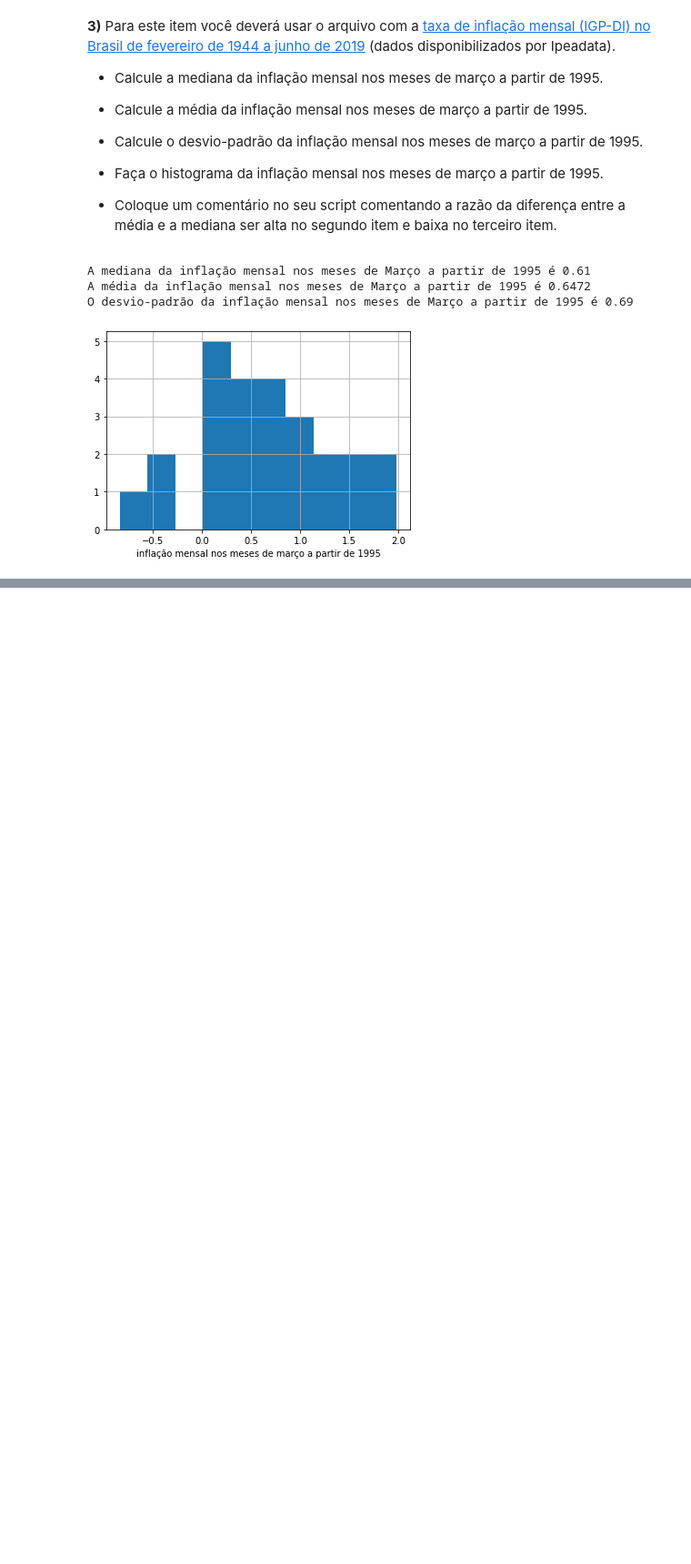
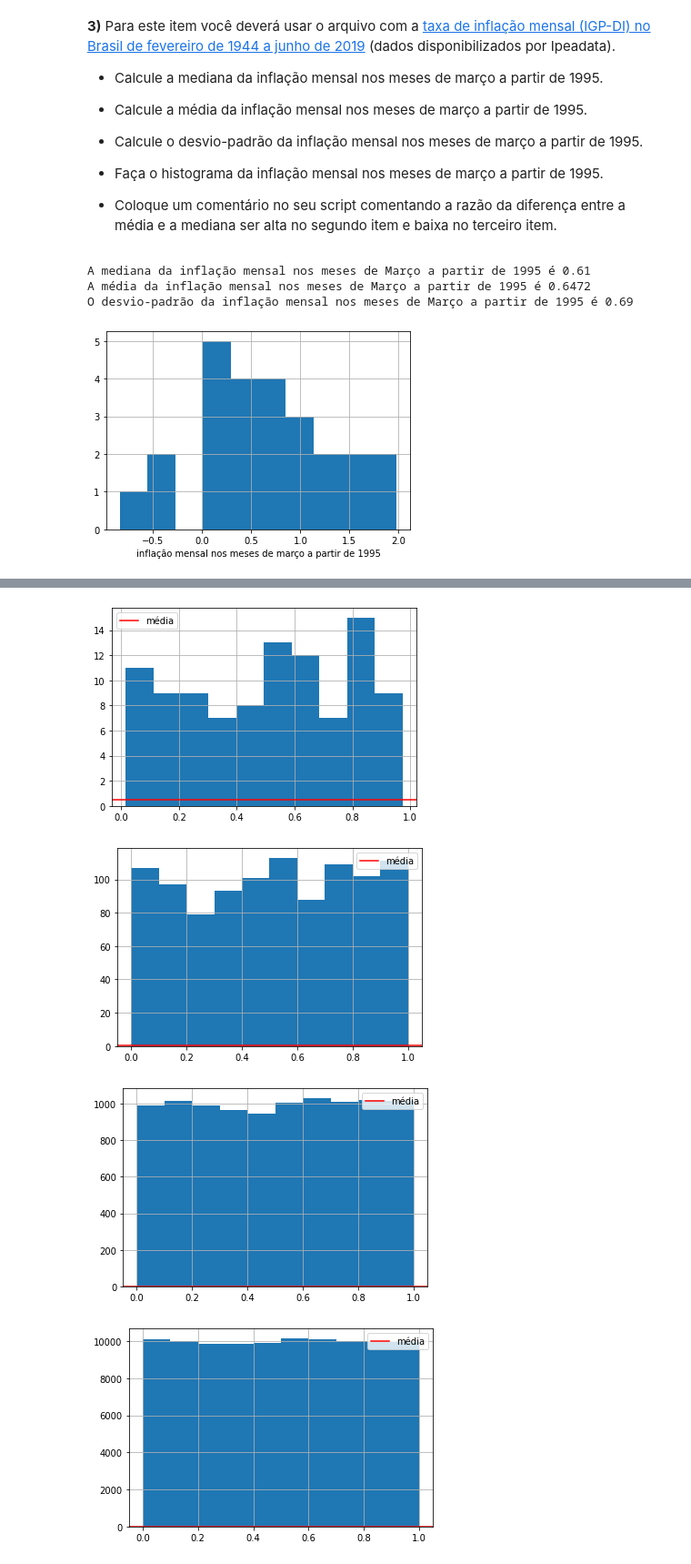
Before and after one commit to joaozz21/DATA_ANALISYS, a Jupyter notebook: Tarefa14JoãoHenrique.ipynb, the cells around one changed output, grey strips where cells are left out. Shown: that part at 91% size. Saved outputs shown, nothing was run; the diff lists cells and outputs as text; code cells hidden in the pictures; blank space fills up the shorter version.

```diff
--- a/Tarefa14JoãoHenrique.ipynb
+++ b/Tarefa14JoãoHenrique.ipynb
@@ -121,0 +132,65 @@ O desvio-padrão da inflação mensal nos meses de Março a partir de 1995 é 0.
+# %%
+import numpy as np
+import matplotlib.pyplot as plt
+import pandas as pd
+
+#a)
+N=100
+rng = np.random.default_rng()
+x = rng.uniform(size=N)
+tabela= pd.DataFrame(x)
+media= tabela[0].mean()
+
+plt.figure()
+plt.grid()
+tabela[0].hist()
+plt.axhline(media, marker = '', linestyle = '-', color = 'red', label='média')
+plt.legend()
+plt.show()
+
+#b)
+N=1000
+rng = np.random.default_rng()
+x = rng.uniform(size=N)
+tabela= pd.DataFrame(x)
+media= tabela[0].mean()
+
+plt.figure()
+plt.grid()
+tabela[0].hist()
+plt.axhline(media, marker = '', linestyle = '-', color = 'red', label='média')
+plt.legend()
+plt.show()
+
+#c)
+N=10000
+rng = np.random.default_rng()
+x = rng.uniform(size=N)
+tabela= pd.DataFrame(x)
+media= tabela[0].mean()
+
+plt.figure()
+plt.grid()
+tabela[0].hist()
+plt.axhline(media, marker = '', linestyle = '-', color = 'red', label='média')
+plt.legend()
+plt.show()
+
+#d)
+N=100000
+rng = np.random.default_rng()
+x = rng.uniform(size=N)
+tabela= pd.DataFrame(x)
+media= tabela[0].mean()
+
+plt.figure()
+plt.grid()
+tabela[0].hist()
+plt.axhline(media, marker = '', linestyle = '-', color = 'red', label='média')
+plt.legend()
+plt.show()
+# %% [output]
+[figure, added]
+[figure, added]
+[figure, added]
+[figure, added]
```
Also changed, not shown: parts of 2 cells of this notebook.
